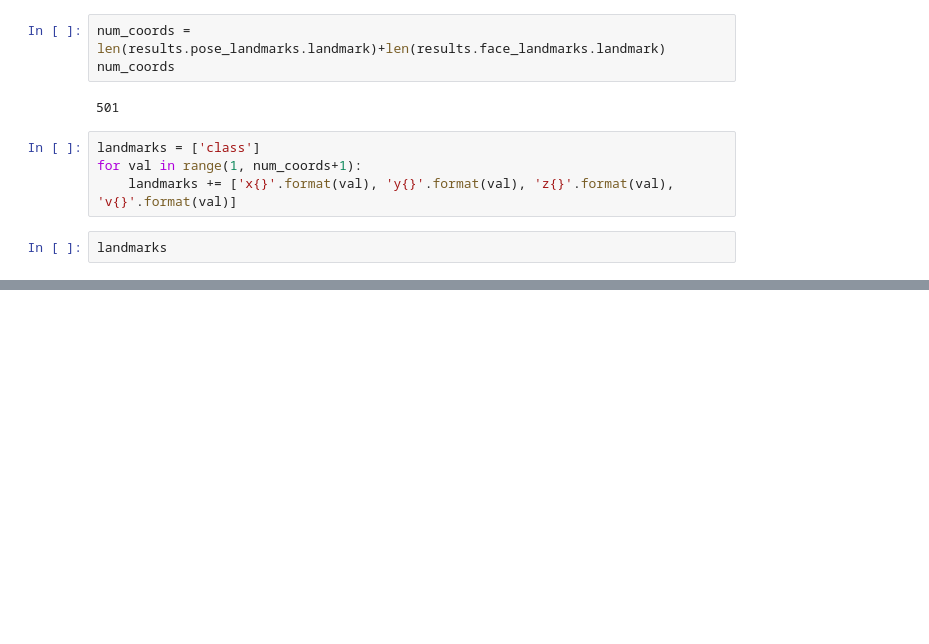
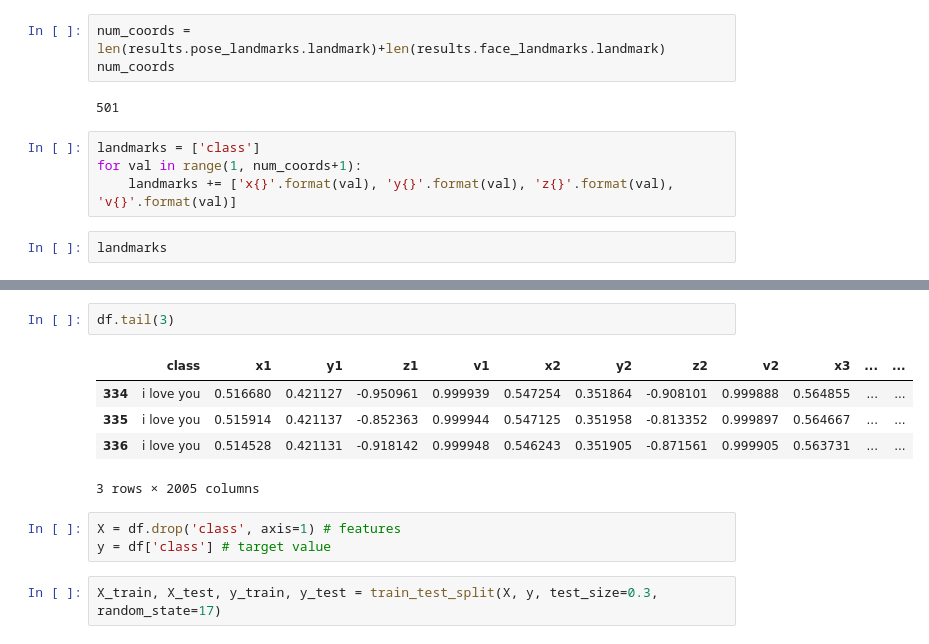
Before and after one commit to suma-bimantoro-andru/Machine-Learning, a Jupyter notebook: bodylanguege/bodylanguage.ipynb, the cells around one changed output, grey strips where cells are left out. Drawn from its saved outputs; the diff is of its cells as text; blank space fills up the shorter version.

```diff
--- a/bodylanguege/bodylanguage.ipynb
+++ b/bodylanguege/bodylanguage.ipynb
@@ -113,0 +206,13 @@ with open('coords.csv', mode='w', newline='', encoding='utf-8') as f:
+# %%
+df.tail(3)
+# %% [output]
+|  | class | x1 | y1 | z1 | v1 | x2 | y2 | z2 | v2 | x3 | ... | ... |
+| 334 | i love you | 0.516680 | 0.421127 | -0.950961 | 0.999939 | 0.547254 | 0.351864 | -0.908101 | 0.999888 | 0.564855 | ... | ... |
+| 335 | i love you | 0.515914 | 0.421137 | -0.852363 | 0.999944 | 0.547125 | 0.351958 | -0.813352 | 0.999897 | 0.564667 | ... | ... |
+| 336 | i love you | 0.514528 | 0.421131 | -0.918142 | 0.999948 | 0.546243 | 0.351905 | -0.871561 | 0.999905 | 0.563731 | ... | ... |
+3 rows × 2005 columns
+# %%
+X = df.drop('class', axis=1) # features
+y = df['class'] # target value
+# %%
+X_train, X_test, y_train, y_test = train_test_split(X, y, test_size=0.3, random_state=17)
```
Also changed, not shown: parts of 30 cells of this notebook, 3 other files.
